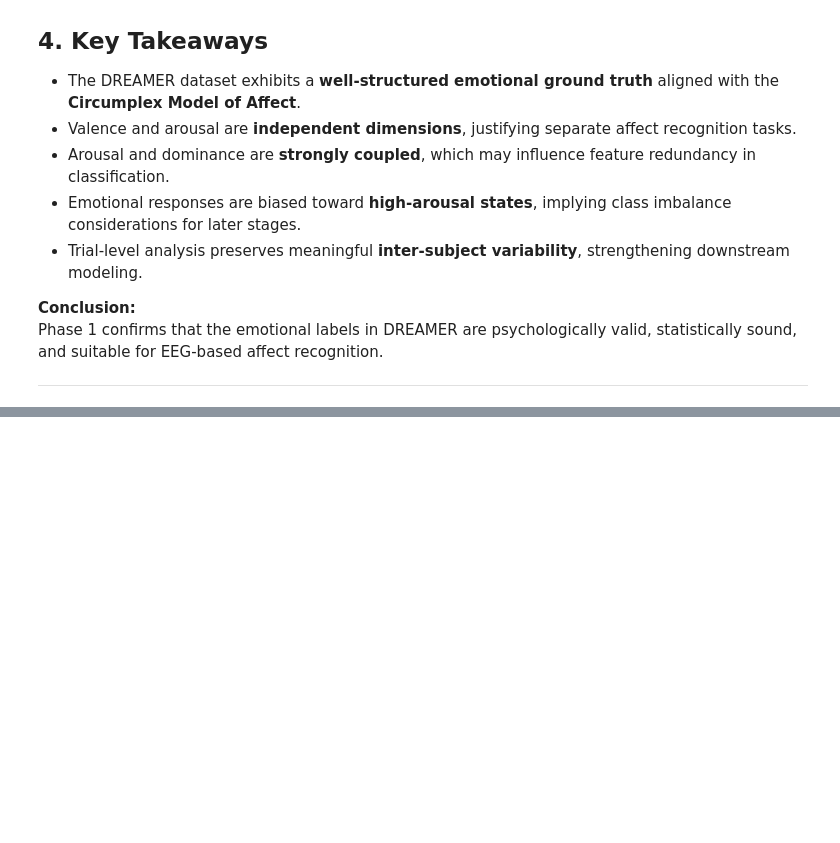
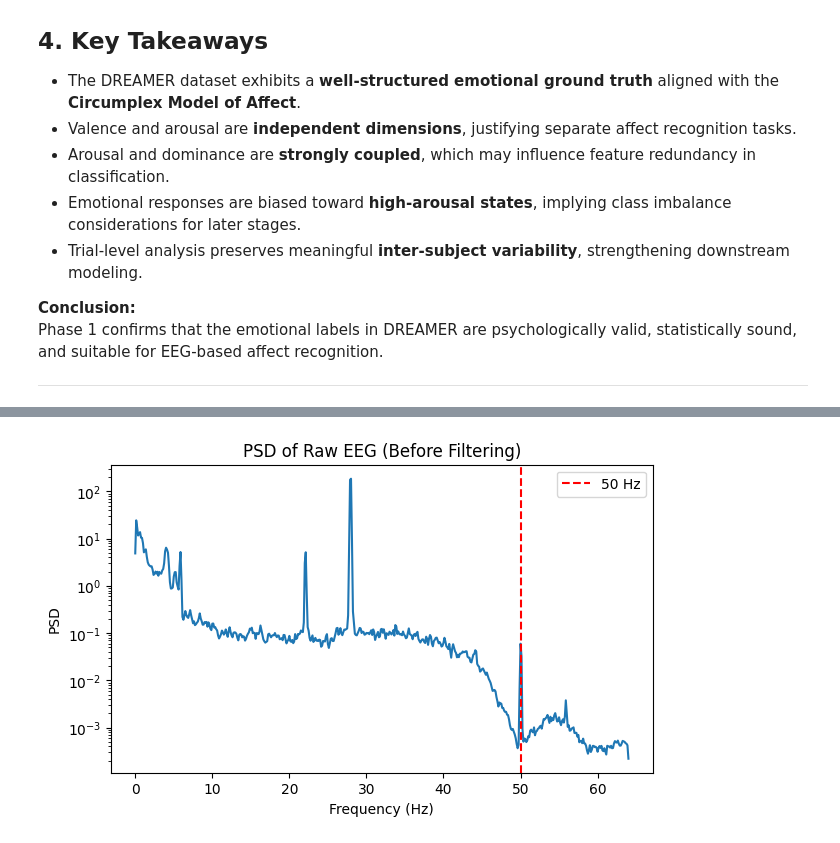
Before and after one commit to TBA5854/neurahack-iitm, a Jupyter notebook: main.ipynb, the cells around one changed output, grey strips where cells are left out. Saved outputs shown, nothing was run; the diff lists cells and outputs as text; code cells hidden in the pictures; blank space fills up the shorter version.

```diff
--- a/main.ipynb
+++ b/main.ipynb
@@ -277,0 +282,8 @@ Phase 1 confirms that the emotional labels in DREAMER are psychologically valid,
+# %%
+dreamer = d["DREAMER"][0, 0]
+data = dreamer["Data"]
+fs = int(dreamer["EEG_SamplingRate"].item())
+
+# pick subject 0, trial 0 (arbitrary but consistent)
+trial = data[0, 0]
+eeg = trial["EEG"]
@@ -277,0 +336,13 @@ Phase 1 confirms that the emotional labels in DREAMER are psychologically valid,
+# %%
+freqs, psd_raw = welch(eeg[0], fs=fs, nperseg=1024)
+
+plt.figure(figsize=(7, 4))
+plt.semilogy(freqs, psd_raw)
+plt.axvline(50, color="r", linestyle="--", label="50 Hz")
+plt.xlabel("Frequency (Hz)")
+plt.ylabel("PSD")
+plt.title("PSD of Raw EEG (Before Filtering)")
+plt.legend()
+plt.show()
+# %% [output]
+[figure, added]
```
Also changed, not shown: parts of 23 cells of this notebook, 2 other files.
